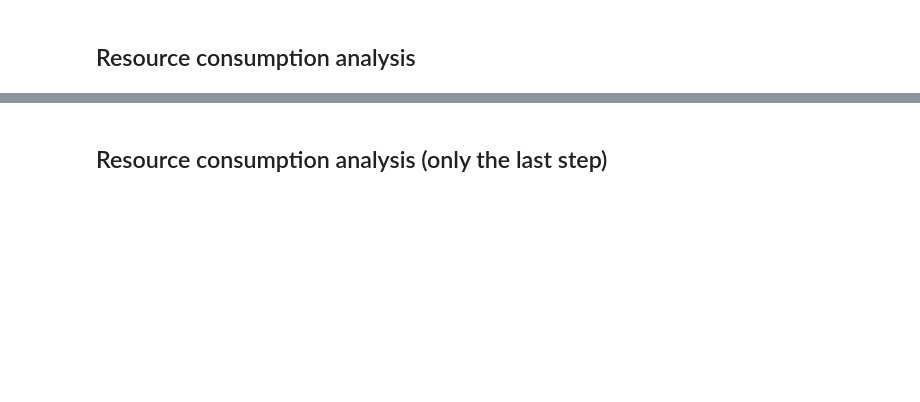
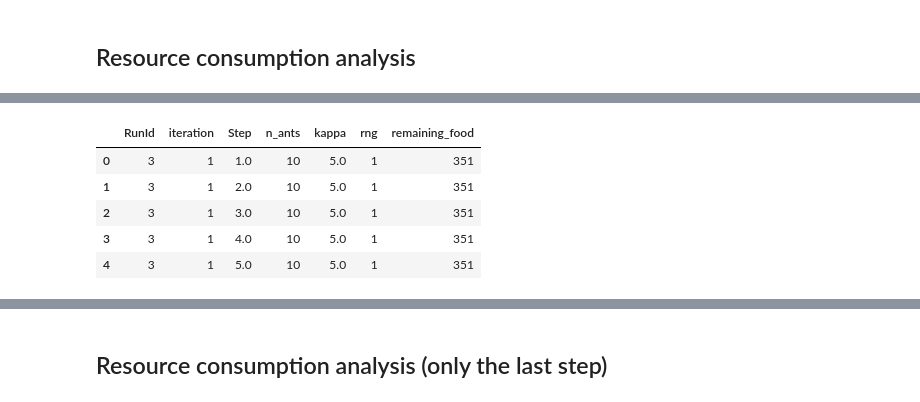
Before and after one commit to vagechirkov/Modeling-Ant-Foraging, a Jupyter notebook: Day 2/central_place_foraging.ipynb, the cells around one changed output, grey strips where cells are left out. Cells and saved outputs as stored; diff of their text form; code cells hidden in the pictures; blank space fills up the shorter version.

```diff
--- a/Day 2/central_place_foraging.ipynb
+++ b/Day 2/central_place_foraging.ipynb
@@ -429,24 +223,31 @@ n_cpu = multiprocessing.cpu_count()
 # %%
 from model import AntModel as AntModelFromFile
 
 BATCH_PARAMS = {
     "n_ants": [10, 20, 30],  # try different colony sizes
     "kappa": [5.0],       # keep turning stiffness fixed for now
 }
 
 batch_results = mesa.batch_run(
     AntModelFromFile,
     parameters=BATCH_PARAMS,
-    iterations=40,         # replicate each parameter set 20 times
     max_steps=200,
     number_processes=n_cpu,    # set >1 for parallel execution on multi‑core machines
     data_collection_period=1,  # collect at every step (required for MSD)
     display_progress=True,
+    rng=range(20)
 )
 
 batch_results = pd.DataFrame(batch_results)
 batch_results.dropna(inplace=True)
 batch_results.head()
+# %% [output]
+|  | RunId | iteration | Step | n_ants | kappa | rng | remaining_food |
+| 0 | 3 | 1 | 1.0 | 10 | 5.0 | 1 | 351 |
+| 1 | 3 | 1 | 2.0 | 10 | 5.0 | 1 | 351 |
+| 2 | 3 | 1 | 3.0 | 10 | 5.0 | 1 | 351 |
+| 3 | 3 | 1 | 4.0 | 10 | 5.0 | 1 | 351 |
+| 4 | 3 | 1 | 5.0 | 10 | 5.0 | 1 | 351 |
 # %%
 cols = ['n_ants', 'iteration', 'kappa'] # the grouping keys
 
```
Also changed, not shown: parts of 17 cells of this notebook, 1 other file.
